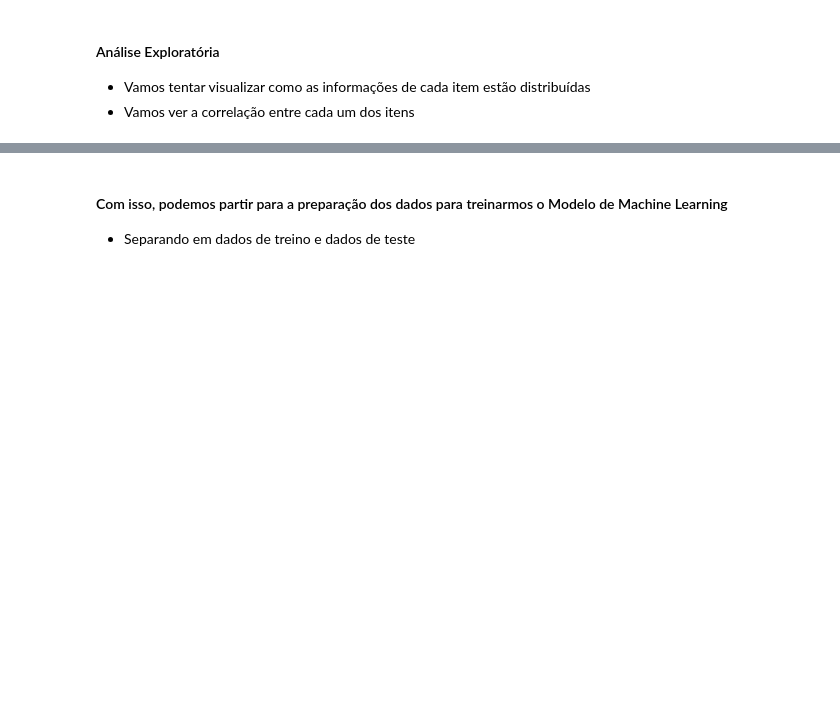
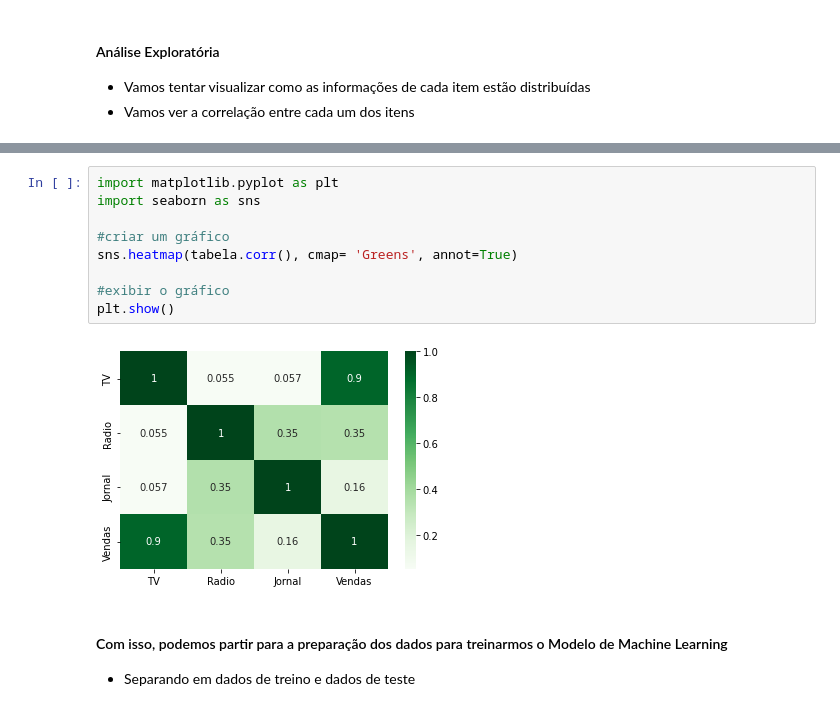
Before and after one commit to wilquerson/Intensivao_Python, a Jupyter notebook: Aula 4/Arquivo Inicial - Aula 4.ipynb, the cells around one changed output, grey strips where cells are left out. Saved outputs shown, nothing was run; the diff lists cells and outputs as text; blank space fills up the shorter version.

```diff
--- a/Aula 4/Arquivo Inicial - Aula 4.ipynb
+++ b/Aula 4/Arquivo Inicial - Aula 4.ipynb
@@ -54,3 +64,14 @@ display(tabela)
+# %%
+import matplotlib.pyplot as plt
+import seaborn as sns
+
+#criar um gráfico
+sns.heatmap(tabela.corr(), cmap= 'Greens', annot=True)
+
+#exibir o gráfico
+plt.show()
+# %% [output]
+[figure, added]
 # %% [markdown]
 #### Com isso, podemos partir para a preparação dos dados para treinarmos o Modelo de Machine Learning
 
```
Also changed, not shown: parts of 9 cells of this notebook.
